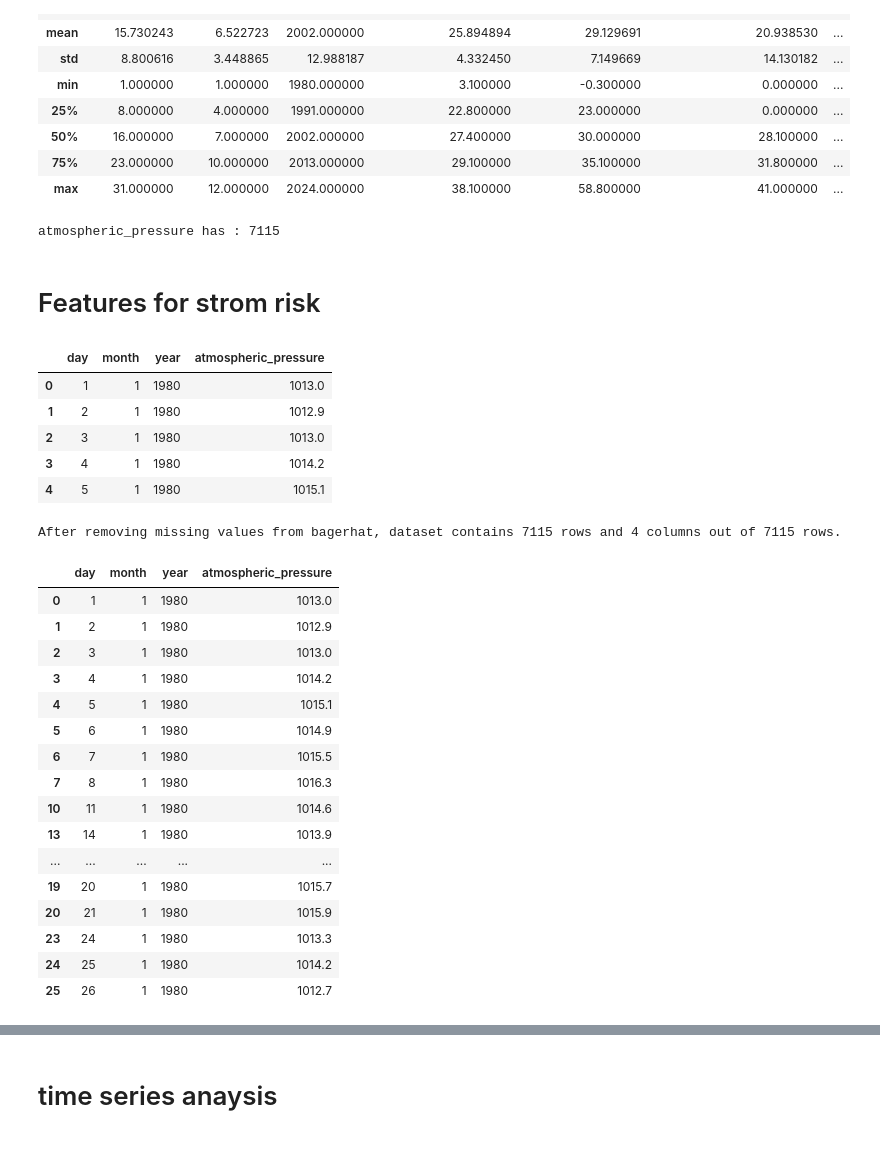
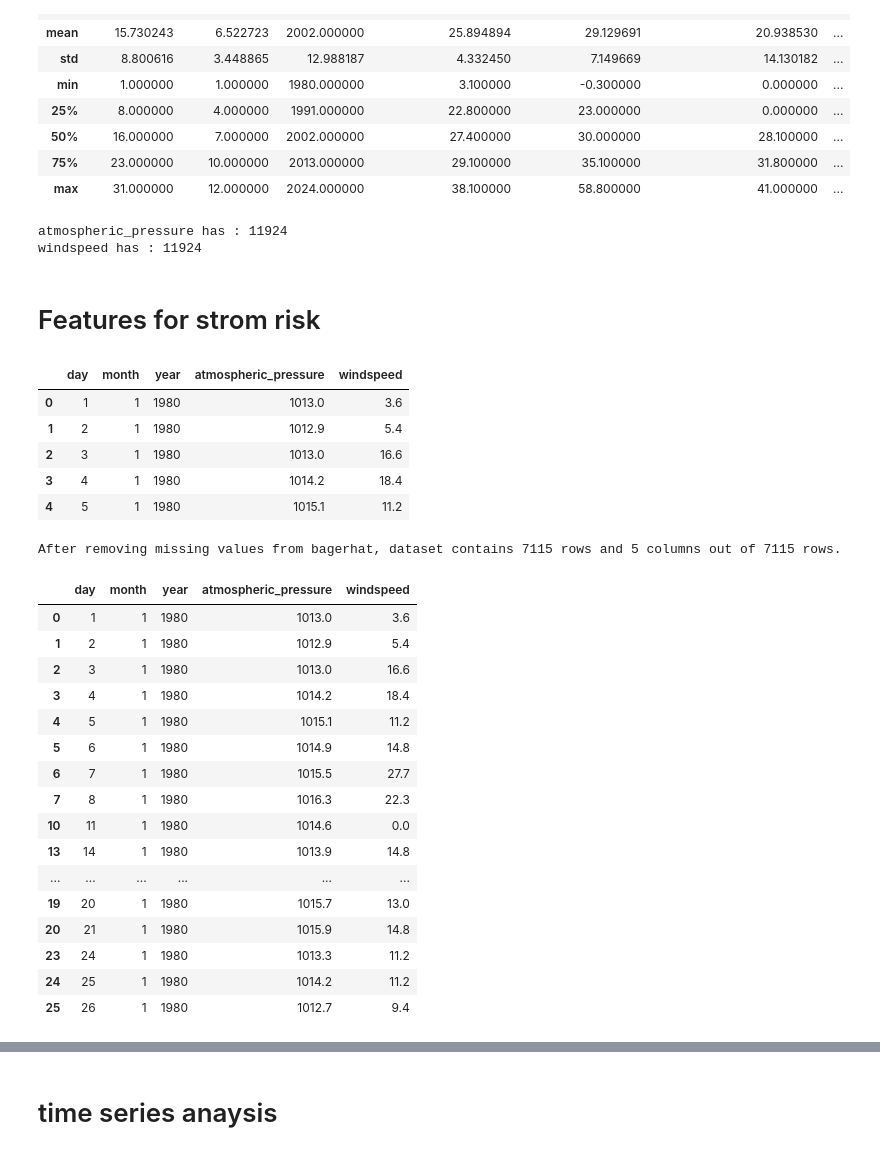
Before and after one commit to not-your-pancake/TCC-ensembling-paper, a Jupyter notebook: 10-Storm-Risk/1-bagerhat/bagerhat_storm_risk.ipynb, the cells around one changed output, grey strips where cells are left out. Saved outputs shown, nothing was run; the diff lists cells and outputs as text; code cells hidden in the pictures.

```diff
--- a/10-Storm-Risk/1-bagerhat/bagerhat_storm_risk.ipynb
+++ b/10-Storm-Risk/1-bagerhat/bagerhat_storm_risk.ipynb
@@ -21,47 +21,50 @@ df_district.describe()
 | max | 31.000000 | 12.000000 | 2024.000000 | 38.100000 | 58.800000 | 41.000000 | ... |
 # %%
 df_district_storm_risk= df_district['atmospheric_pressure'].count()
+df_district_storm_risk= df_district['windspeed'].count()
 print (f"atmospheric_pressure has : {df_district_storm_risk}")
+print (f"windspeed has : {df_district_storm_risk}")
 # %% [output]
-atmospheric_pressure has : 7115
+atmospheric_pressure has : 11924
+windspeed has : 11924
 # %% [markdown]
 # Features for strom risk
 # %%
-desired_column = ['day', 'month', 'year','atmospheric_pressure']
+desired_column = ['day', 'month', 'year','atmospheric_pressure','windspeed']
 # desired_column = ['day', 'month', 'year','temperature(degree C)','humidity','atmospheric_pressure']
 atmospheric_pressure_df_district = df_district[desired_column]
 
 atmospheric_pressure_df_district.head()
 # %% [output]
-|  | day | month | year | atmospheric_pressure |
-| 0 | 1 | 1 | 1980 | 1013.0 |
-| 1 | 2 | 1 | 1980 | 1012.9 |
-| 2 | 3 | 1 | 1980 | 1013.0 |
-| 3 | 4 | 1 | 1980 | 1014.2 |
-| 4 | 5 | 1 | 1980 | 1015.1 |
+|  | day | month | year | atmospheric_pressure | windspeed |
+| 0 | 1 | 1 | 1980 | 1013.0 | 3.6 |
+| 1 | 2 | 1 | 1980 | 1012.9 | 5.4 |
+| 2 | 3 | 1 | 1980 | 1013.0 | 16.6 |
+| 3 | 4 | 1 | 1980 | 1014.2 | 18.4 |
+| 4 | 5 | 1 | 1980 | 1015.1 | 11.2 |
 # %%
 with_no_null_atmospheric_pressure = atmospheric_pressure_df_district.dropna()
 print(f"After removing missing values from bagerhat, dataset contains {with_no_null_atmospheric_pressure.shape[0]} rows and {with_no_null_atmospheric_pressure.shape[1]} columns out of {with_no_null_atmospheric_pressure.shape[0]} rows.")
 with_no_null_atmospheric_pressure.head(20)
 # %% [output]
-After removing missing values from bagerhat, dataset contains 7115 rows and 4 columns out of 7115 rows.
+After removing missing values from bagerhat, dataset contains 7115 rows and 5 columns out of 7115 rows.
-|  | day | month | year | atmospheric_pressure |
-| 0 | 1 | 1 | 1980 | 1013.0 |
-| 1 | 2 | 1 | 1980 | 1012.9 |
-| 2 | 3 | 1 | 1980 | 1013.0 |
-| 3 | 4 | 1 | 1980 | 1014.2 |
-| 4 | 5 | 1 | 1980 | 1015.1 |
-| 5 | 6 | 1 | 1980 | 1014.9 |
-| 6 | 7 | 1 | 1980 | 1015.5 |
-| 7 | 8 | 1 | 1980 | 1016.3 |
-| 10 | 11 | 1 | 1980 | 1014.6 |
-| 13 | 14 | 1 | 1980 | 1013.9 |
-| ... | ... | ... | ... | ... |
-| 19 | 20 | 1 | 1980 | 1015.7 |
-| 20 | 21 | 1 | 1980 | 1015.9 |
-| 23 | 24 | 1 | 1980 | 1013.3 |
-| 24 | 25 | 1 | 1980 | 1014.2 |
-| 25 | 26 | 1 | 1980 | 1012.7 |
+|  | day | month | year | atmospheric_pressure | windspeed |
+| 0 | 1 | 1 | 1980 | 1013.0 | 3.6 |
+| 1 | 2 | 1 | 1980 | 1012.9 | 5.4 |
+| 2 | 3 | 1 | 1980 | 1013.0 | 16.6 |
+| 3 | 4 | 1 | 1980 | 1014.2 | 18.4 |
+| 4 | 5 | 1 | 1980 | 1015.1 | 11.2 |
+| 5 | 6 | 1 | 1980 | 1014.9 | 14.8 |
+| 6 | 7 | 1 | 1980 | 1015.5 | 27.7 |
+| 7 | 8 | 1 | 1980 | 1016.3 | 22.3 |
+| 10 | 11 | 1 | 1980 | 1014.6 | 0.0 |
+| 13 | 14 | 1 | 1980 | 1013.9 | 14.8 |
+| ... | ... | ... | ... | ... | ... |
+| 19 | 20 | 1 | 1980 | 1015.7 | 13.0 |
+| 20 | 21 | 1 | 1980 | 1015.9 | 14.8 |
+| 23 | 24 | 1 | 1980 | 1013.3 | 11.2 |
+| 24 | 25 | 1 | 1980 | 1014.2 | 11.2 |
+| 25 | 26 | 1 | 1980 | 1012.7 | 9.4 |
 # %%
 with_no_null_atmospheric_pressure.describe()
 # %% [output]
```
Also changed, not shown: parts of 3 cells of this notebook.
